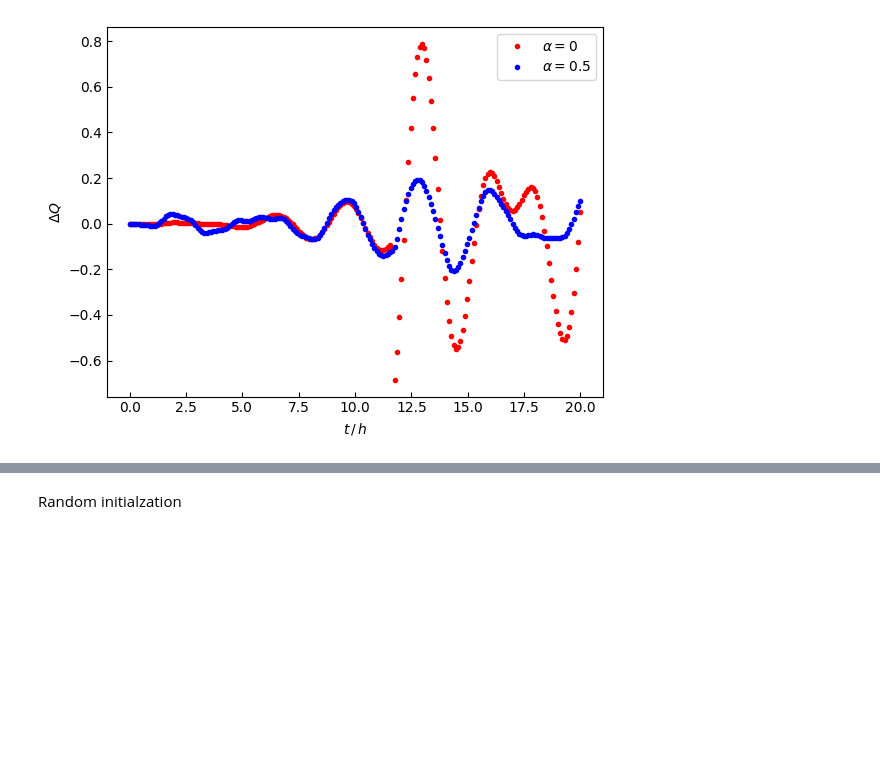
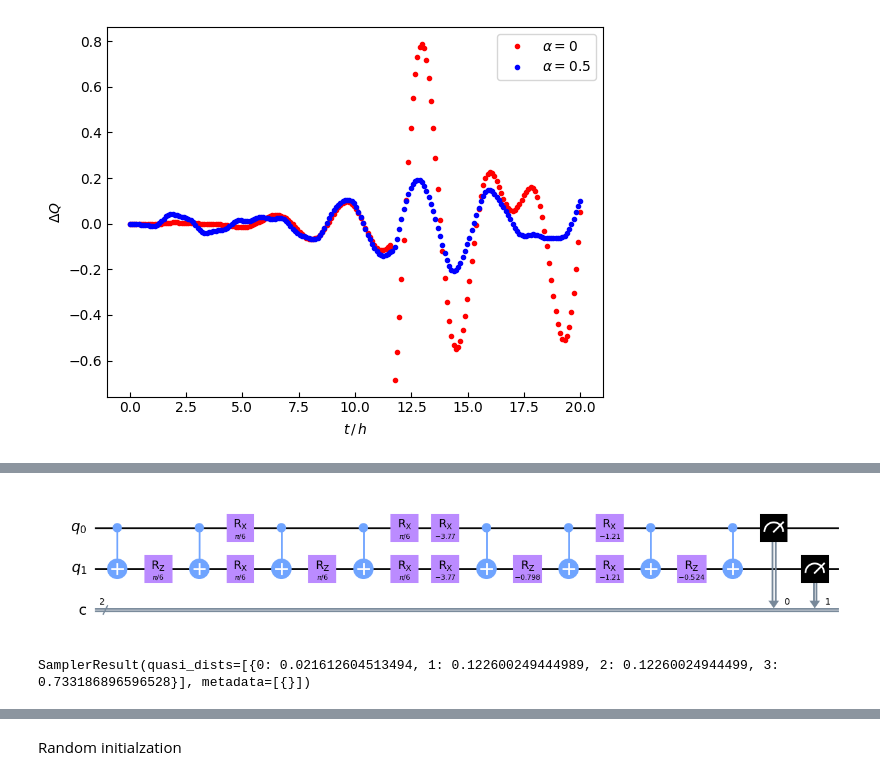
Before and after one commit to Zhelun-Li/VQS, a Jupyter notebook: energyCorrection_studies.ipynb, the cells around one changed output, grey strips where cells are left out. Saved outputs shown, nothing was run; the diff lists cells and outputs as text; code cells hidden in the pictures; blank space fills up the shorter version.

```diff
--- a/energyCorrection_studies.ipynb
+++ b/energyCorrection_studies.ipynb
@@ -261,0 +270,13 @@ plt.legend()
+# %%
+qc = QuantumCircuit(num_qubits,num_qubits)
+qc=qc.compose(make_ansatz_HVA(p_list_05[0],num_qubits,num_layers))
+qc=qc.compose(make_ansatz_HVA(p_list_05[20],num_qubits,num_layers).inverse())
+qc.measure(qc.qubits,qc.clbits)
+qc.draw('mpl')
+# %% [output]
+[figure, added]
+# %%
+job=sampler.run([qc],shots=None)
+job.result()
+# %% [output]
+SamplerResult(quasi_dists=[{0: 0.021612604513494, 1: 0.122600249444989, 2: 0.12260024944499, 3: 0.733186896596528}], metadata=[{}])
```
Also changed, not shown: parts of 8 cells of this notebook.
